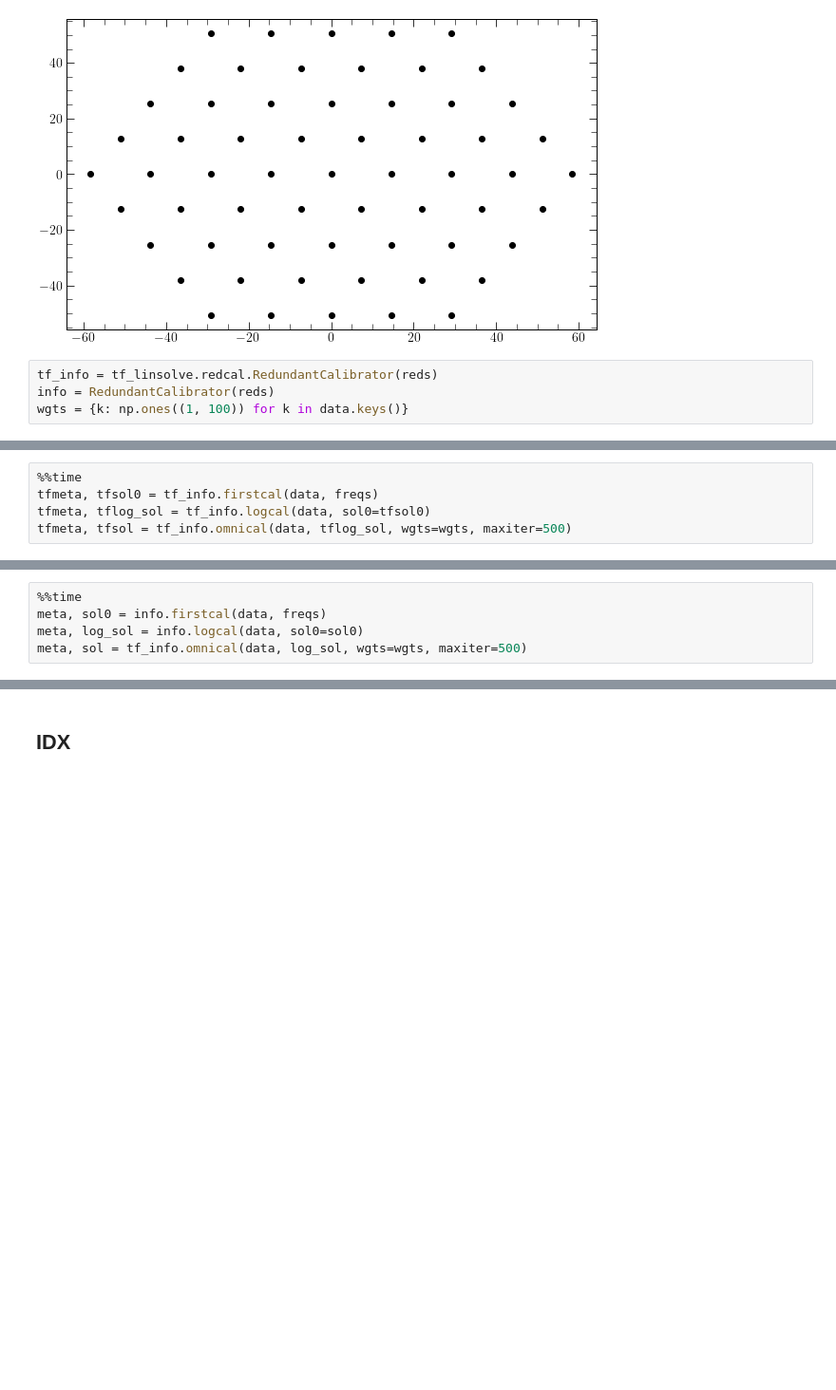
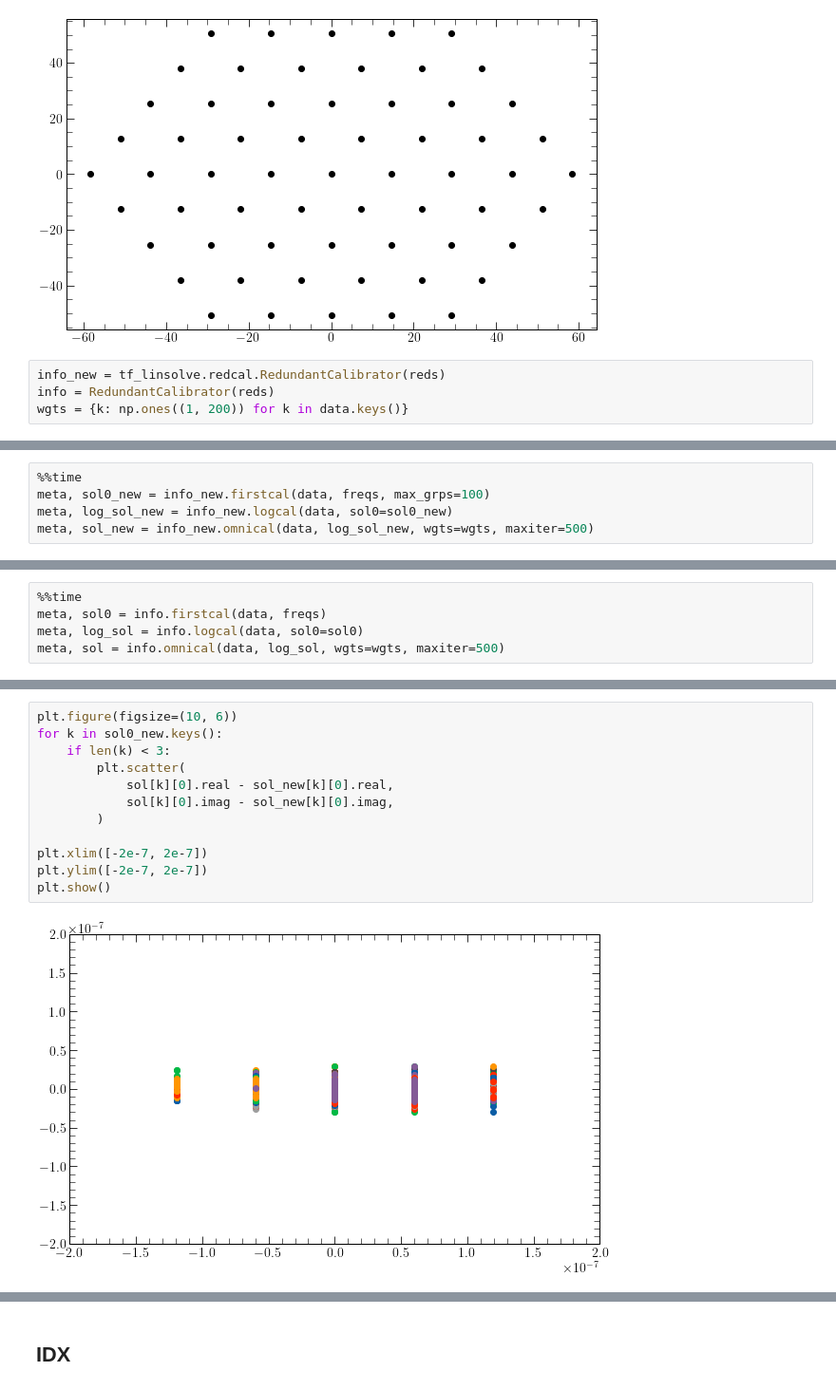
Before and after one commit to tyler-a-cox/linsolve, a Jupyter notebook: tf_linsolve_workspace-Copy1.ipynb, the cells around one changed output, grey strips where cells are left out. Shown: that part at 95% size. Drawn from its saved outputs; the diff is of its cells as text; blank space fills up the shorter version.

```diff
--- a/tf_linsolve_workspace-Copy1.ipynb
+++ b/tf_linsolve_workspace-Copy1.ipynb
@@ -38,6 +53,6 @@ plt.show()
 # %% [output]
 [figure]
 # %%
-tf_info = tf_linsolve.redcal.RedundantCalibrator(reds)
+info_new = tf_linsolve.redcal.RedundantCalibrator(reds)
 info = RedundantCalibrator(reds)
-wgts = {k: np.ones((1, 100)) for k in data.keys()}
+wgts = {k: np.ones((1, 200)) for k in data.keys()}
@@ -59,0 +79,5 @@ def redcalrun(data, freqs, wgts):
+# %%
+%%time
+meta, sol0_new = info_new.firstcal(data, freqs, max_grps=100)
+meta, log_sol_new = info_new.logcal(data, sol0=sol0_new)
+meta, sol_new = info_new.omnical(data, log_sol_new, wgts=wgts, maxiter=500)
@@ -60,6 +87,6 @@ def redcalrun(data, freqs, wgts):
 # %%
 %%time
-tfmeta, tfsol0 = tf_info.firstcal(data, freqs)
-tfmeta, tflog_sol = tf_info.logcal(data, sol0=tfsol0)
-tfmeta, tfsol = tf_info.omnical(data, tflog_sol, wgts=wgts, maxiter=500)
+meta, sol0 = info.firstcal(data, freqs)
+meta, log_sol = info.logcal(data, sol0=sol0)
+meta, sol = info.omnical(data, log_sol, wgts=wgts, maxiter=500)
 # %% [output]
@@ -68,5 +94,0 @@ Wall time: 11.2 s
-# %%
-%%time
-meta, sol0 = info.firstcal(data, freqs)
-meta, log_sol = info.logcal(data, sol0=sol0)
-meta, sol = tf_info.omnical(data, log_sol, wgts=wgts, maxiter=500)
@@ -75,0 +95,14 @@ Wall time: 24.7 s
+# %%
+plt.figure(figsize=(10, 6))
+for k in sol0_new.keys():
+    if len(k) < 3:
+        plt.scatter(
+            sol[k][0].real - sol_new[k][0].real,
+            sol[k][0].imag - sol_new[k][0].imag,
+        )
+
+plt.xlim([-2e-7, 2e-7])
+plt.ylim([-2e-7, 2e-7])
+plt.show()
+# %% [output]
+[figure, added]
```
Also changed, not shown: parts of 26 cells of this notebook, 2 other files.
